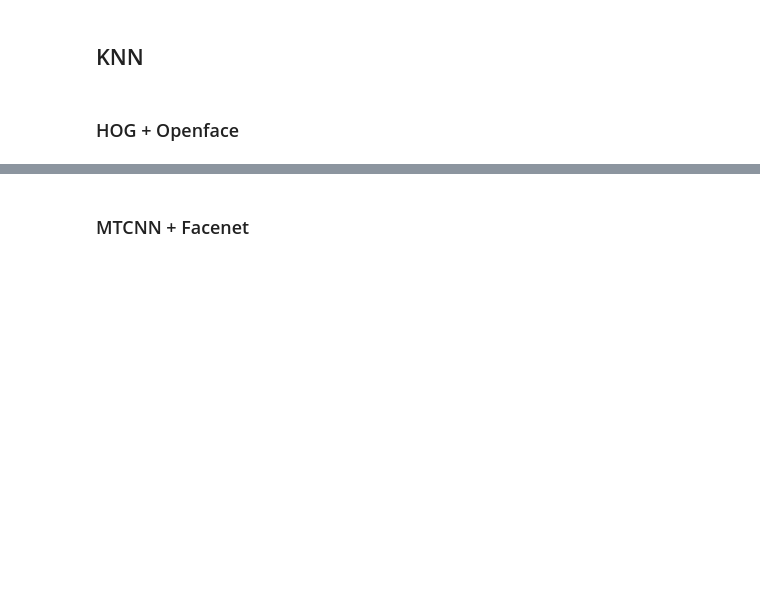
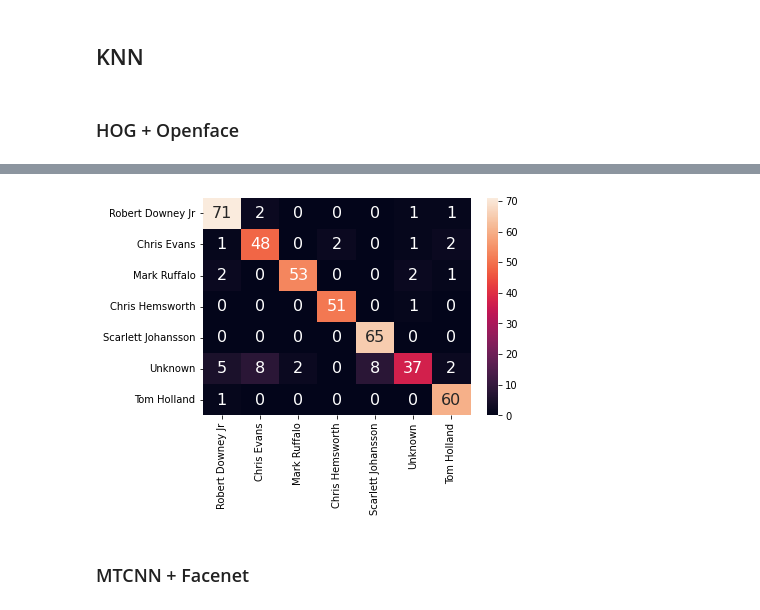
Before and after one commit to TranAnhVu0411/CV_internship, a Jupyter notebook: face_recognition/step_by_step_face_recognition/train_face_recognition.ipynb, the cells around one changed output, grey strips where cells are left out. Saved outputs shown, nothing was run; the diff lists cells and outputs as text; code cells hidden in the pictures; blank space fills up the shorter version.

```diff
--- a/face_recognition/step_by_step_face_recognition/train_face_recognition.ipynb
+++ b/face_recognition/step_by_step_face_recognition/train_face_recognition.ipynb
@@ -140,14 +155,13 @@ MTCNN + Facenet + SVM accuracy:
 # %% [markdown]
 ### HOG + Openface
 # %%
-# Train test split
-x_train, x_test, y_train, y_test = train_test_split(list_hog_openface_feature, face_hog_idx_list, test_size=0.33,
-                                                    random_state=4, stratify=face_hog_idx_list)
+x_train, x_test, y_train, y_test = train_test_split(list_hog_openface_feature, hog_idx_list, test_size=0.33,
+                                                    random_state=4, stratify=hog_idx_list)
 # Training KNN model
 param_grid = {
         'n_neighbors': [3, 5, 7]
         }
-clf = GridSearchCV(KNeighborsClassifier(), param_grid)
+clf = GridSearchCV(KNeighborsClassifier(weights='distance'), param_grid)
 clf.fit(x_train, y_train)
 print("Best estimator found by grid search:")
 print(clf.best_estimator_)
@@ -167,3 +181,8 @@ HOG + Openface + KNN accuracy:
+# %%
+array = confusion_matrix(y_test, y_pred)
+plot_confusion_matrix(array)
+# %% [output]
+[figure, added]
 # %% [markdown]
 ### MTCNN + Facenet
 # %%
```
Also changed, not shown: parts of 25 cells of this notebook, 14 other files.
